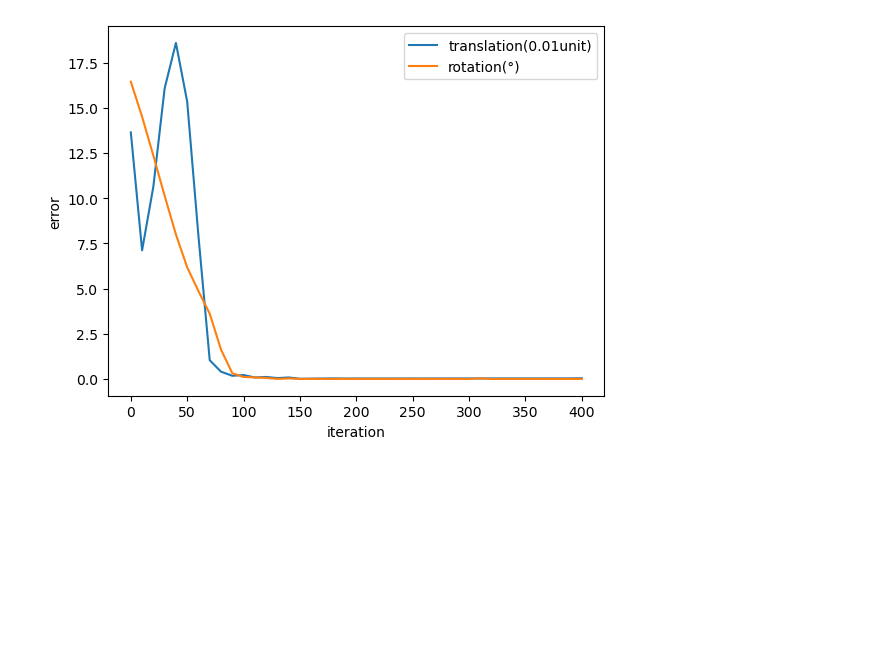
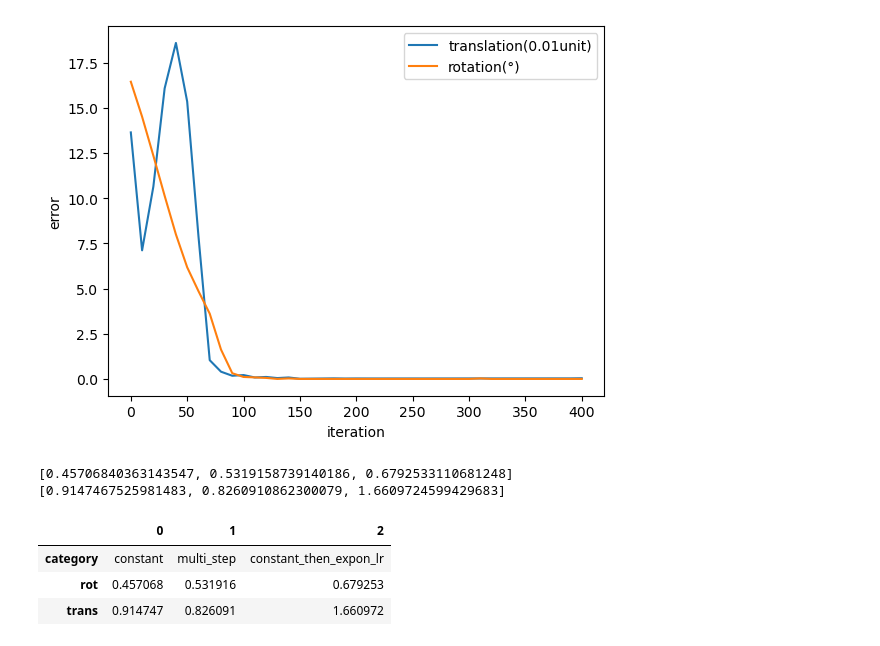
Before and after one commit to Liu-Xinhang/gaussian-splatting, a Jupyter notebook: tools/visualize_eval_2.ipynb, the cells around one changed output. Saved outputs shown, nothing was run; the diff lists cells and outputs as text; code cells hidden in the pictures; blank space fills up the shorter version.

```diff
--- a/tools/visualize_eval_2.ipynb
+++ b/tools/visualize_eval_2.ipynb
@@ -179,3 +179,48 @@ plt.xticks(np.arange(0, 41, 5), np.arange(0, 41, 5)* 10)
   Text(35, 0, '350'),
   Text(40, 0, '400')])
 [figure]
+# %%
+name = ["chair",  'drums', "ficus", "hotdog","lego", "materials", "mic", "ship"]
+
+total_translation_res = []
+total_rotation_res = []
+
+_root_dir = "400_iteration"
+category = ["constant", "multi_step", "constant_then_expon_lr"]
+for i in ["constant", "multi_step", "constant_then_expon_lr"]:
+	root_dir = f"../{_root_dir}/{i}"
+	translation_results = []
+	rotation_results = []
+	for obj_name in name:
+		total_files_cm = list(Path(f"{root_dir}/debug_data_{obj_name}/").glob("*cm.npy"))
+		total_files_cm = sorted(total_files_cm)
+		res = []
+		for path in total_files_cm:
+			cm = np.load(path)
+			res.append(cm[-1])
+		res = np.array(res)
+		translation_results.append(res.mean())
+
+		total_files_degree = list(Path(f"{root_dir}/debug_data_{obj_name}/").glob("*degree.npy"))
+		total_files_degree = sorted(total_files_degree)
+		res = []
+		for path in total_files_degree:
+			degree = np.load(path)
+			res.append(degree[-1])
+		res = np.array(res)
+		rotation_results.append(res.mean())
+	mean_rotation = np.mean(rotation_results)
+	mean_translation = np.mean(translation_results)
+	total_rotation_res.append(mean_rotation)
+	total_translation_res.append(mean_translation)
+print(total_rotation_res)
+print(total_translation_res)
+df = pd.DataFrame({"category":category, "rot":total_rotation_res, "trans": total_translation_res})
+df.T
+# %% [output]
+[0.45706840363143547, 0.5319158739140186, 0.6792533110681248]
+[0.9147467525981483, 0.8260910862300079, 1.6609724599429683]
+|  | 0 | 1 | 2 |
+| category | constant | multi_step | constant_then_expon_lr |
+| rot | 0.457068 | 0.531916 | 0.679253 |
+| trans | 0.914747 | 0.826091 | 1.660972 |
```
Also changed, not shown: 22 other files.
